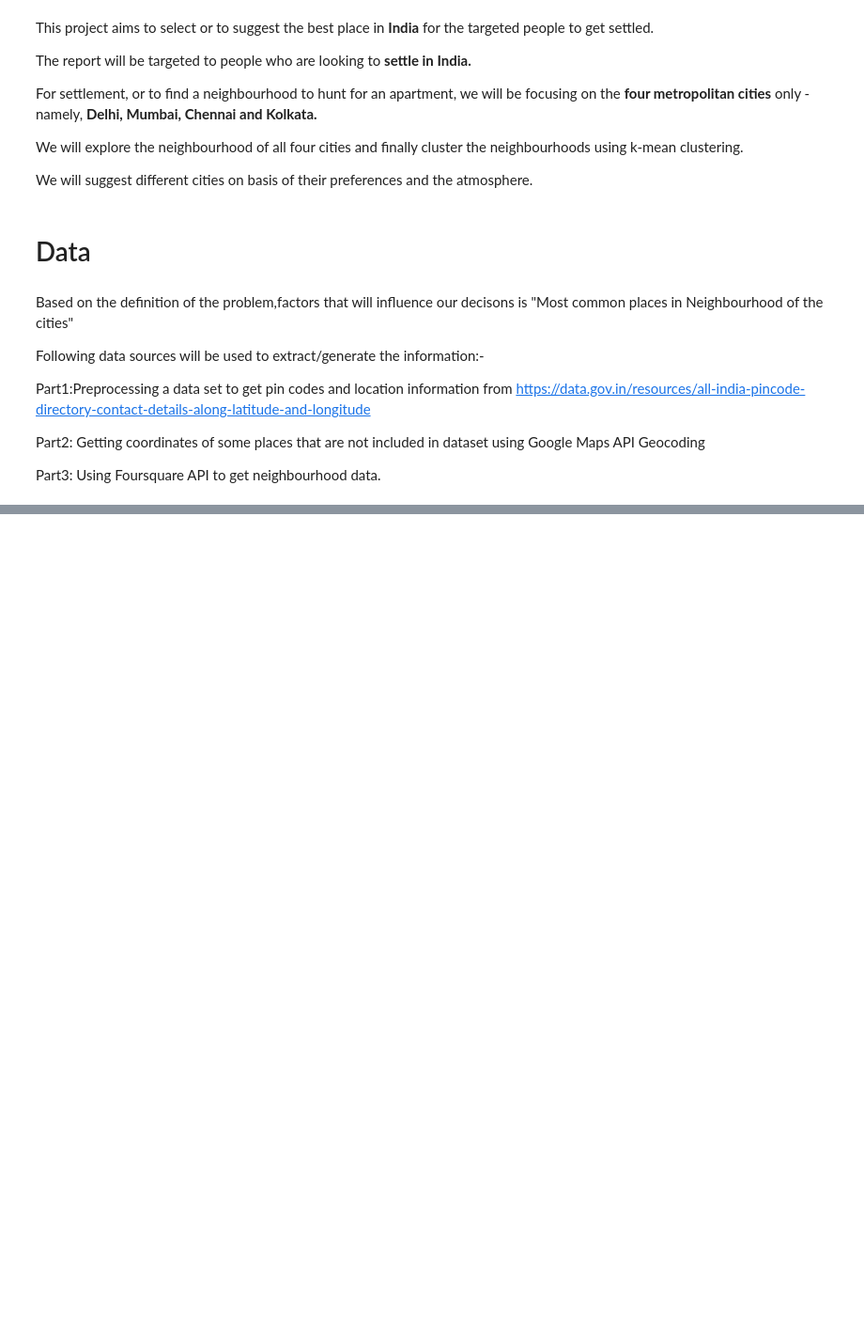
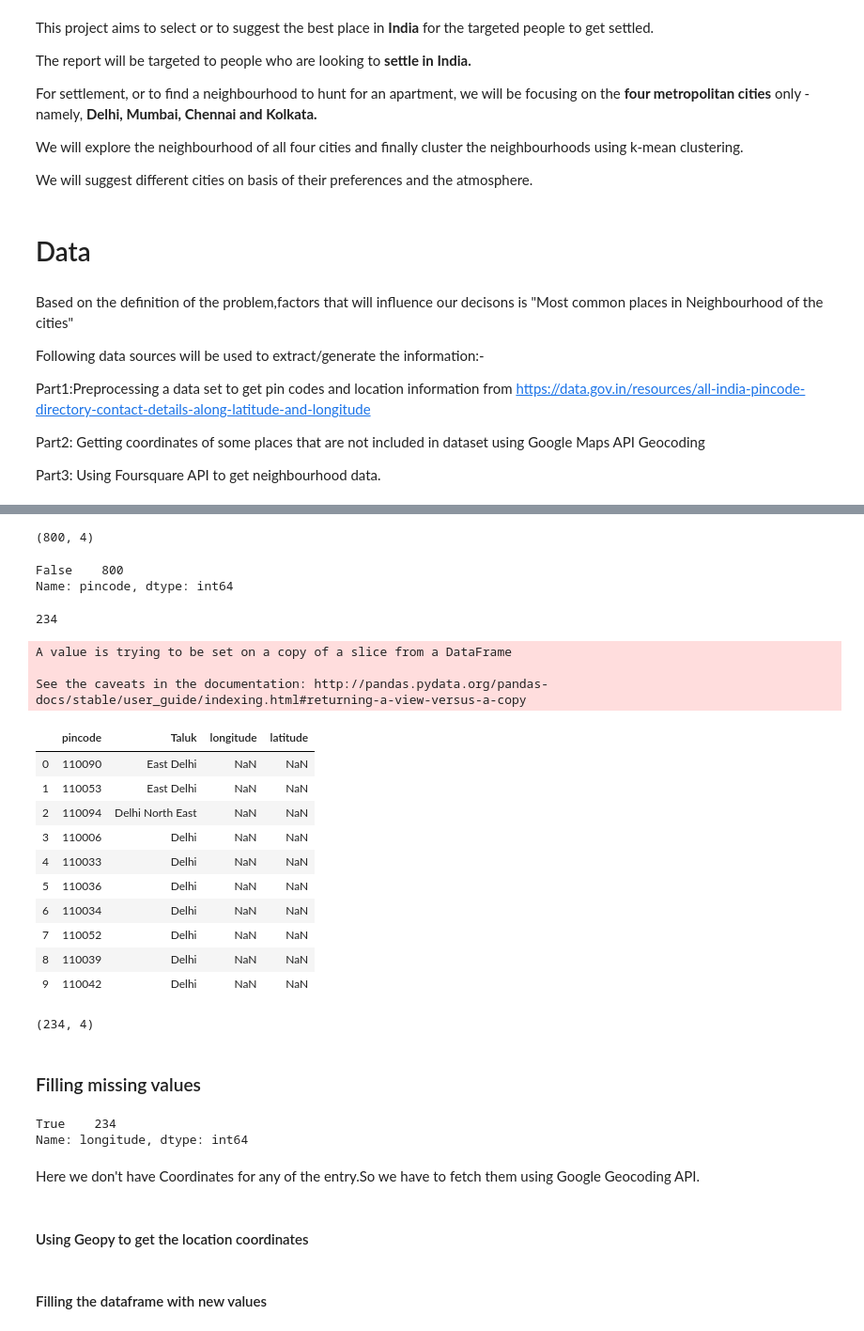
Before and after one commit to devkapilbansal/Analyzing-Neighbourhood, a Jupyter notebook: The Battle of Neighbourhood.ipynb, the cells around one changed output, grey strips where cells are left out. Shown at 94% size. Drawn from its saved outputs; the diff is of its cells as text; code cells hidden in the pictures; blank space fills up the shorter version.

```diff
--- a/The Battle of Neighbourhood.ipynb
+++ b/The Battle of Neighbourhood.ipynb
@@ -27,0 +84,6 @@ Part3: Using Foursquare API to get neighbourhood data.
+# %%
+# A list of required columns
+required_columns=['pincode','Taluk','longitude','latitude']
+# %%
+# Making a new dataframe from old one extracting the required dataframes only
+df_trun=main_df[required_columns]
@@ -27,0 +109,4 @@ Part3: Using Foursquare API to get neighbourhood data.
+# %%
+#Making a new data frame containing all relevant entries
+df_metro=df_trun[df_trun.Taluk.str.contains('Kolkata',na=False) | df_trun.Taluk.str.contains('Delhi',na=False) \
+                 | df_trun.Taluk.str.contains('Chennai',na=False) | df_trun.Taluk.str.contains('Mumbai',na=False)]
@@ -27,0 +123,56 @@ Part3: Using Foursquare API to get neighbourhood data.
+# %%
+#Checking Shape of Dataset
+df_metro.shape
+# %% [output]
+(800, 4)
+# %%
+# Checking for missing values of Pincode
+df_metro.isnull()['pincode'].value_counts()
+# %% [output]
+False    800
+Name: pincode, dtype: int64
+# %%
+# Verifying if the pincode is not repeated (They wll be required to fill the missing data)
+len(df_metro['pincode'].unique())
+# %% [output]
+234
+# %%
+#Dropping Duplicate Entries
+df_metro.drop_duplicates(subset ="pincode",inplace=True)
+# %% [output]
+A value is trying to be set on a copy of a slice from a DataFrame
+
+See the caveats in the documentation: http://pandas.pydata.org/pandas-docs/stable/user_guide/indexing.html#returning-a-view-versus-a-copy
+# %%
+#Resetting the index
+df_metro.reset_index(drop=True,inplace=True)
+#Viewing first 10 rows of dataframe
+df_metro.head(10)
+# %% [output]
+|  | pincode | Taluk | longitude | latitude |
+| 0 | 110090 | East Delhi | NaN | NaN |
+| 1 | 110053 | East Delhi | NaN | NaN |
+| 2 | 110094 | Delhi North East | NaN | NaN |
+| 3 | 110006 | Delhi | NaN | NaN |
+| 4 | 110033 | Delhi | NaN | NaN |
+| 5 | 110036 | Delhi | NaN | NaN |
+| 6 | 110034 | Delhi | NaN | NaN |
+| 7 | 110052 | Delhi | NaN | NaN |
+| 8 | 110039 | Delhi | NaN | NaN |
+| 9 | 110042 | Delhi | NaN | NaN |
+# %%
+df_metro.shape
+# %% [output]
+(234, 4)
+# %% [markdown]
+### Filling missing values
+# %%
+# Checking for missing values of Coordinates
+df_metro.isnull()['longitude'].value_counts()
+# %% [output]
+True    234
+Name: longitude, dtype: int64
+# %% [markdown]
+Here we don't have Coordinates for any of the entry.So we have to fetch them using Google Geocoding API.
+# %% [markdown]
+#### Using Geopy to get the location coordinates
@@ -27,0 +192,2 @@ Part3: Using Foursquare API to get neighbourhood data.
+# %% [markdown]
+#### Filling the dataframe with new values
```
Also changed, not shown: parts of 164 cells of this notebook.
